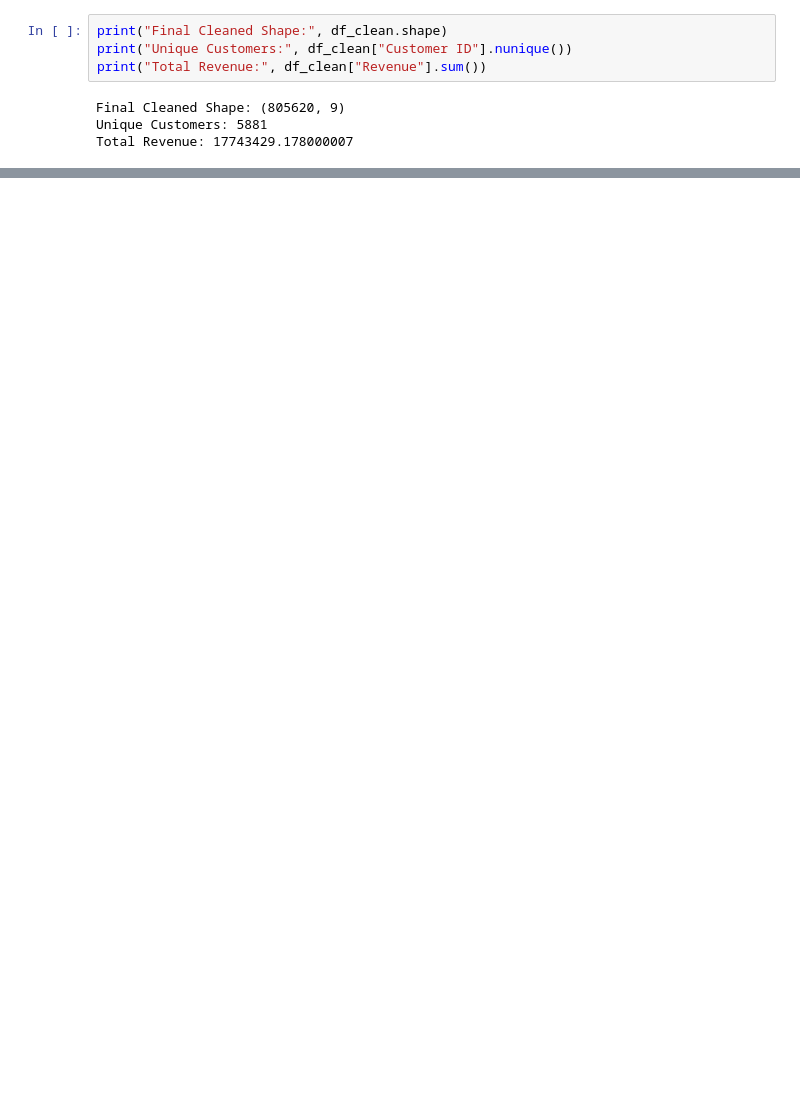
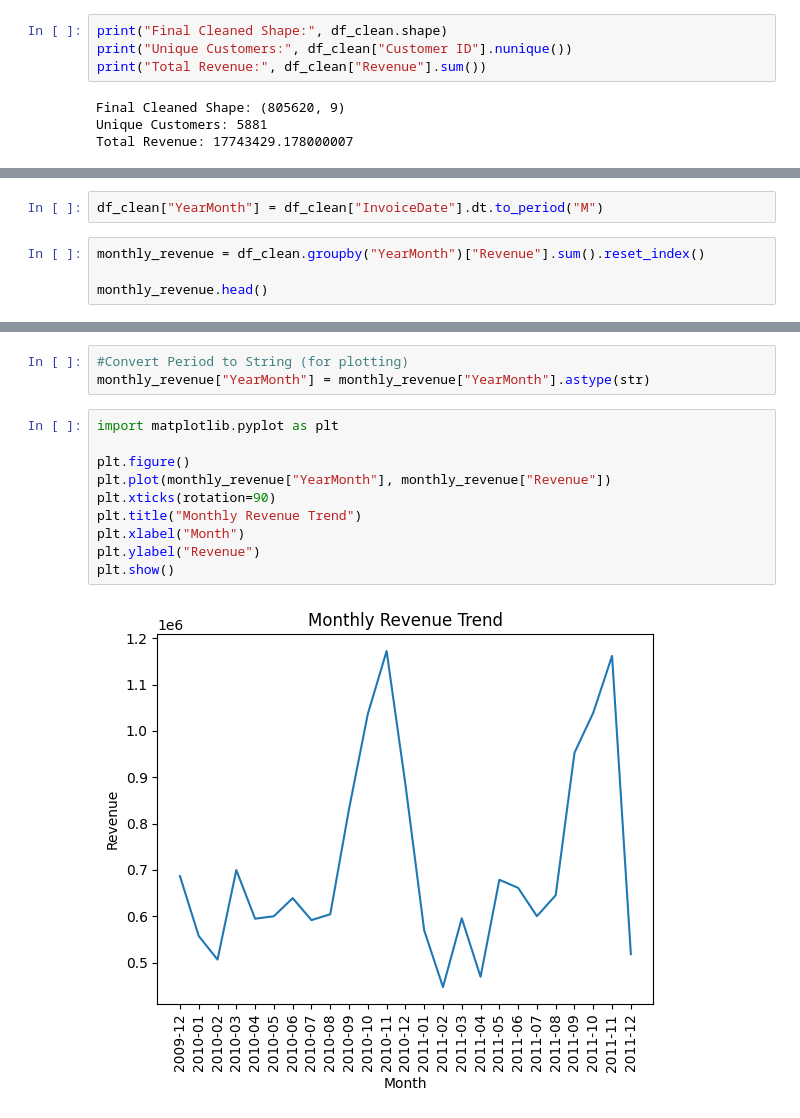
Before and after one commit to garv999/ecommerce-product-analytics, a Jupyter notebook: notebooks/01_data_inspection.ipynb, the cells around one changed output, grey strips where cells are left out. Saved outputs shown, nothing was run; the diff lists cells and outputs as text; blank space fills up the shorter version.

```diff
--- a/notebooks/01_data_inspection.ipynb
+++ b/notebooks/01_data_inspection.ipynb
@@ -169,0 +171,6 @@ The cleaned dataset is now ready for:
+# %%
+df_clean["YearMonth"] = df_clean["InvoiceDate"].dt.to_period("M")
+# %%
+monthly_revenue = df_clean.groupby("YearMonth")["Revenue"].sum().reset_index()
+
+monthly_revenue.head()
@@ -169,0 +184,15 @@ The cleaned dataset is now ready for:
+# %%
+#Convert Period to String (for plotting)
+monthly_revenue["YearMonth"] = monthly_revenue["YearMonth"].astype(str)
+# %%
+import matplotlib.pyplot as plt
+
+plt.figure()
+plt.plot(monthly_revenue["YearMonth"], monthly_revenue["Revenue"])
+plt.xticks(rotation=90)
+plt.title("Monthly Revenue Trend")
+plt.xlabel("Month")
+plt.ylabel("Revenue")
+plt.show()
+# %% [output]
+[figure, added]
```
Also changed, not shown: parts of 12 cells of this notebook.
